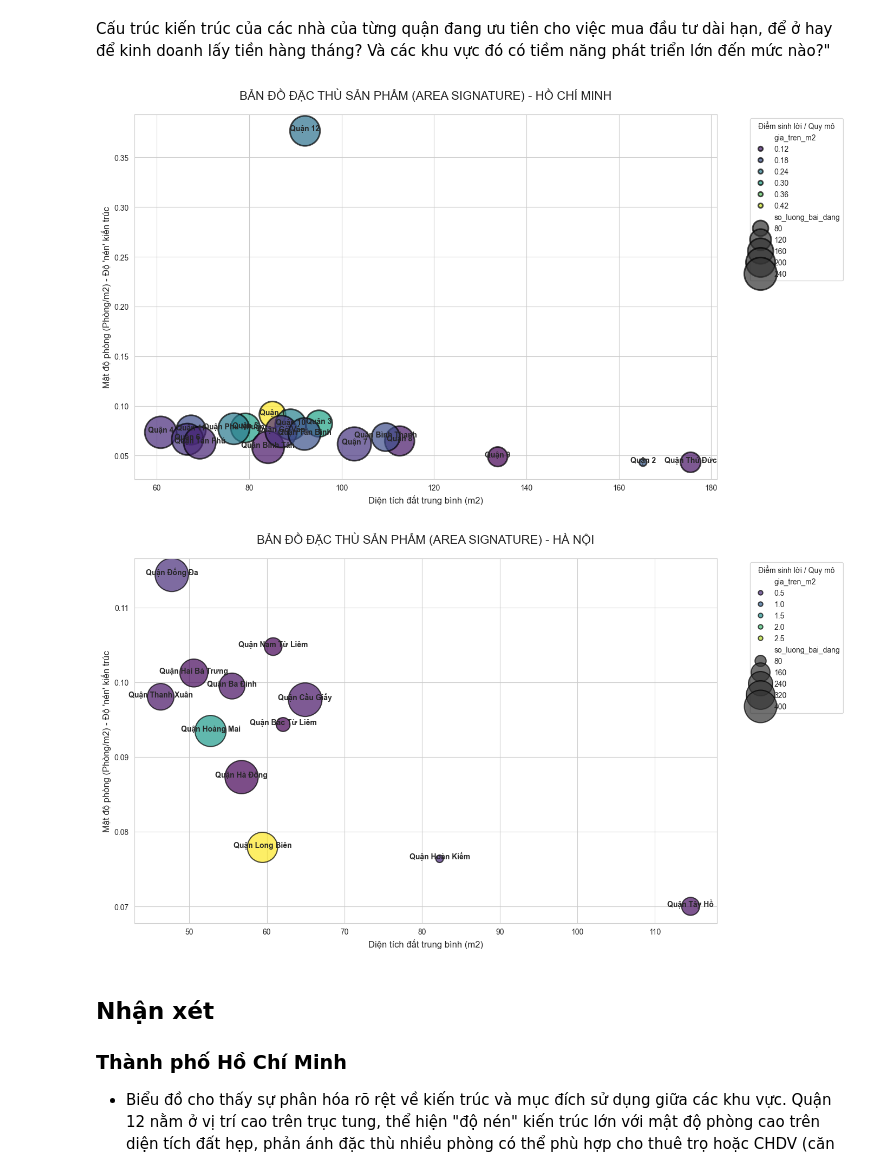
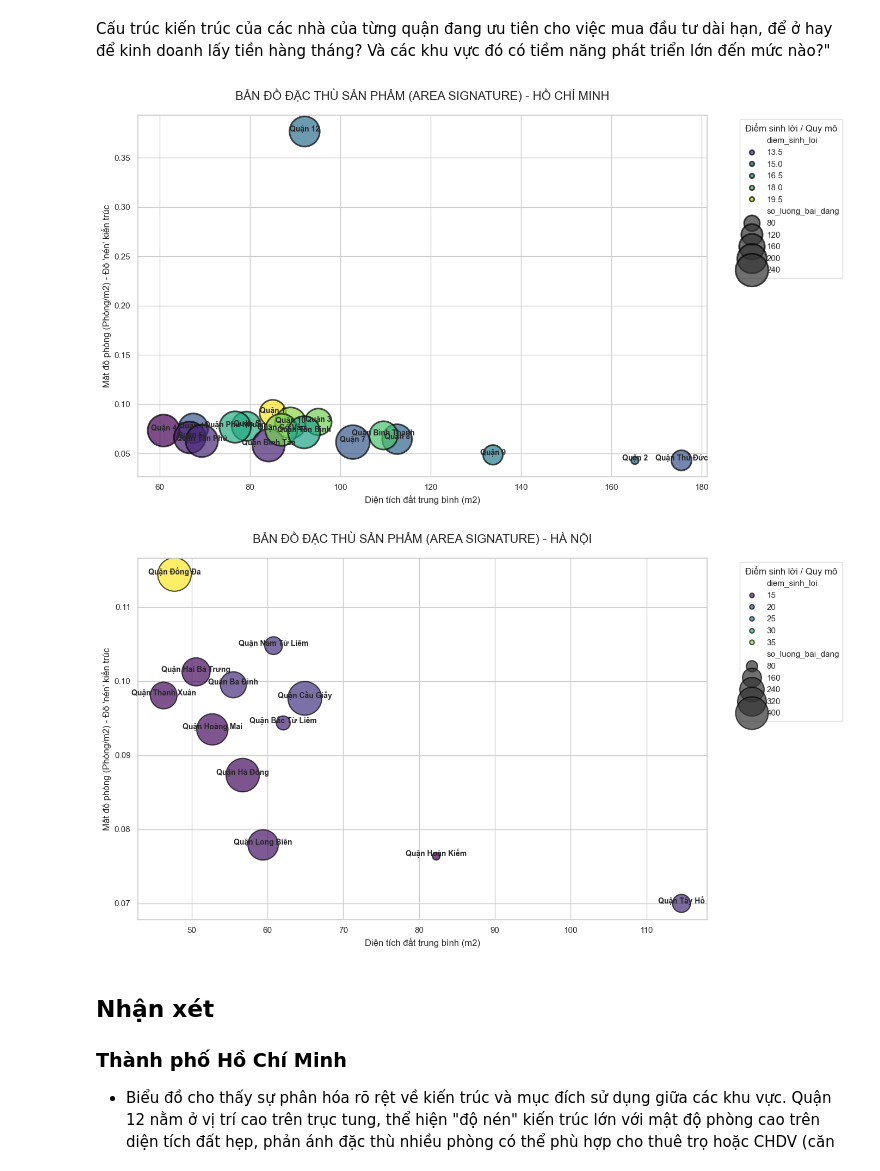
Before and after one commit to Thuongcdv123/Project-Intro-DS, a Jupyter notebook: eda/eda.ipynb, the cells around one changed output. Drawn from its saved outputs; the diff is of its cells as text; code cells hidden in the pictures.

```diff
--- a/eda/eda.ipynb
+++ b/eda/eda.ipynb
@@ -1084,7 +1084,7 @@ area_signature = temp_df.groupby(['thanh_pho', 'quan']).agg({
     'vertical_ratio': 'mean',
     'dien_tich_dat': 'mean',
     'phong_ngu': 'mean',
-    'gia_tren_m2': 'mean',
+    'diem_sinh_loi': 'mean',
     'gia': 'count' # Đếm số lượng bài đăng để làm kích thước bong bóng
 }).reset_index()
 
@@ -1105,36 +1105,36 @@ def plot_area_signature(city_name, data):
         x='dien_tich_dat',
         y='room_density',
         size='so_luong_bai_dang',
-        hue='gia_tren_m2',
+        hue='diem_sinh_loi',
         palette='viridis',
         sizes=(100, 2000),
         alpha=0.7,
         edgecolor='black'
     )
 
     # Chú thích tên quận cho từng bong bóng
     for i in range(city_data.shape[0]):
         plt.text(
             x=city_data.dien_tich_dat.iloc[i],
             y=city_data.room_density.iloc[i],
             s=city_data.quan.iloc[i],
             fontsize=10,
             fontweight='bold',
             ha='center'
         )
 
     plt.title(f"BẢN ĐỒ ĐẶC THÙ SẢN PHẨM (AREA SIGNATURE) - {city_name.upper()}", fontsize=16, pad=20)
     plt.xlabel("Diện tích đất trung bình (m2)", fontsize=12)
     plt.ylabel("Mật độ phòng (Phòng/m2) - Độ 'nén' kiến trúc", fontsize=12)
     plt.legend(title='Điểm sinh lời / Quy mô', bbox_to_anchor=(1.05, 1), loc='upper left')
     plt.tight_layout()
     plt.show()
 
 plot_area_signature("Hồ Chí Minh", area_signature)
 plot_area_signature("Hà Nội", area_signature)
 # %% [output]
-[figure, old version]
+[figure, new version]
-[figure, old version]
+[figure, new version]
 # %% [markdown]
 ## Nhận xét
 
```
